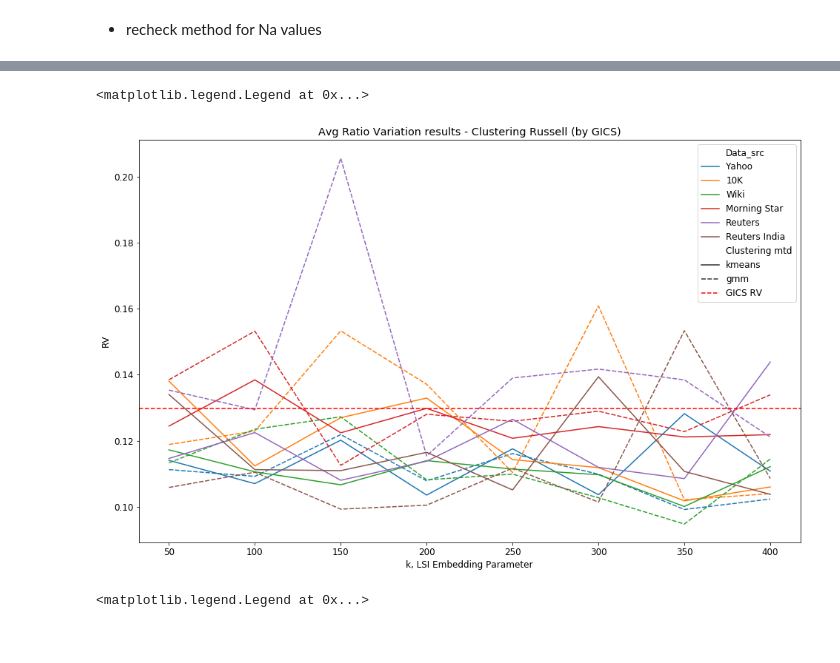
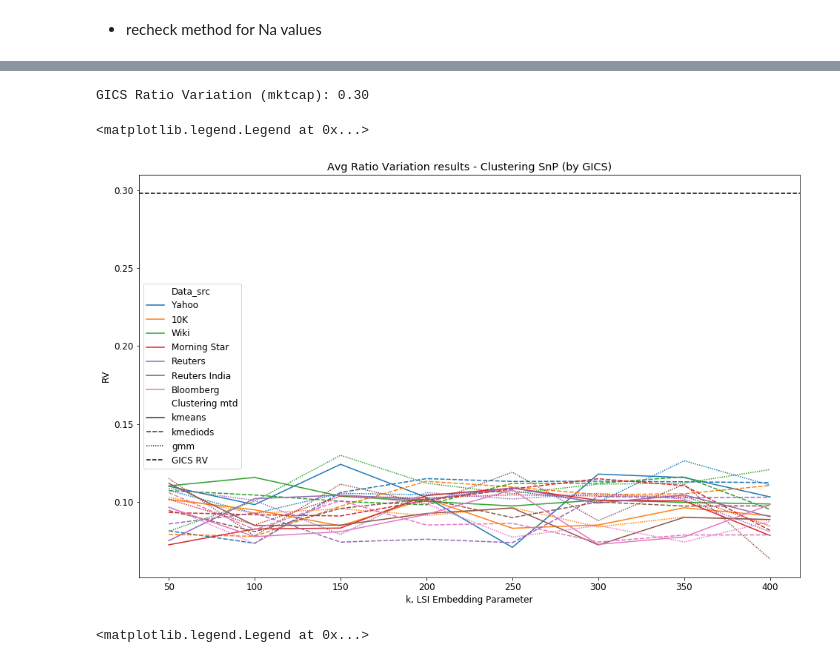
Before and after one commit to Sivalavida/Text-based-Industry-Classification, a Jupyter notebook: LSI Word Embedding.ipynb, the cells around one changed output, grey strips where cells are left out. Drawn from its saved outputs; the diff is of its cells as text; code cells hidden in the pictures.

```diff
--- a/LSI Word Embedding.ipynb
+++ b/LSI Word Embedding.ipynb
@@ -1188,20 +1271,26 @@ dtms[0].shape
 # %%
 std_class_df = pd.DataFrame(DESC_DFS[0][STANDARD_CLASSIFIER].cat.codes, columns=[STANDARD_CLASSIFIER])
 cluster_dfs_list = [DESC_DFS[0][['Ticker']], std_class_df]
-for i in range(len(DATA_SRCS)):
+for i in tnrange(len(DATA_SRCS)):
     data_src = DATA_SRCS[i]
     for k in tnrange(50, 401, 50):
         # LSI Embedding
-        lsa_k = TruncatedSVD(k, algorithm = 'arpack')
+        lsa_k = TruncatedSVD(k, algorithm = 'arpack', random_state=0)
         dtm_lsa_k = lsa_k.fit_transform(dtms[i])
         dtm_lsa_k = Normalizer(copy=False).fit_transform(dtm_lsa_k)
         # K-Means
         clusters_k = kmeans_cluster(dtm_lsa_k)
         cluster_dfs_list.append(pd.DataFrame(clusters_k, columns=['{}_lsi_{}_kmeans'.format(data_src, str(k))]))
+        # K-Medioids
+        clusters_k = kmedioids_cluster(dtm_lsa_k)
+        cluster_dfs_list.append(pd.DataFrame(clusters_k, columns=['{}_lsi_{}_kmediods'.format(data_src, str(k))]))
+        # K-Medians
+        pass
         # GMM
         clusters_k = gmm_cluster(dtm_lsa_k)
         cluster_dfs_list.append(pd.DataFrame(clusters_k, columns=['{}_lsi_{}_gmm'.format(data_src, str(k))]))
         # Cosine_similarity
+        pass
 
 all_cluster = pd.concat(cluster_dfs_list, axis=1)
 # %%
@@ -1289,7 +1391,7 @@ for cluster_mtd in tqdm(all_cluster_filtered.columns):
         STANDARD_CLASSIFIER_R2 = avg_R2
     else:
         data_src, _, k, clustering_mtd = cluster_mtd.split('_')
-        mtds_R2_list.append([data_src, k, clustering_mtd, avg_R2])
+        mtds_R2_list.append([data_src, int(k), clustering_mtd, avg_R2])
 
 avg_R2_df = pd.DataFrame(mtds_R2_list, columns=['Data_src', 'k', 'Clustering mtd', 'Average R2'])
 # %%
@@ -1406,3 +1517,3 @@ ticker_ratios_df
 # %%
-# ticker_ratios_df = pd.read_csv('data_out/snp_ratios_df.csv', index_col=0)
-# ticker_ratios_df
+ticker_ratios_df = pd.read_csv('data_out/russell_ratios_clean.csv') #'data_out/snp_ratios_df.csv'
+ticker_ratios_df.head()
@@ -1488,17 +1631,18 @@ for cluster_mtd in tqdm(all_cluster_filtered.columns):
     variation_df = filter_df.groupby(cluster_mtd).aggregate(cluster_variation)
     variation_series = variation_df.sum()
     N_ratios = ticker_ratios_normalised_df[RATIO_NAMES_LIST].count() # count non-NaN values
+    weighted_deviation_series = np.sqrt(variation_series/N_ratios)
 
     normaliser_series = ticker_ratios_normalised_df[RATIO_NAMES_LIST].std()
 
-    sigma_v = list(np.sqrt(variation_series/N_ratios) / normaliser_series)
+    sigma_v = list(weighted_deviation_series/normaliser_series)
     avg_sigma_v = sum(sigma_v)/len(sigma_v) # mean
     if cluster_mtd == STANDARD_CLASSIFIER:
         STANDARD_CLASSIFIER_RV = sigma_v
         STANDARD_CLASSIFIER_AVG_RV = avg_sigma_v
     else:
         data_src, _, k, clustering_mtd = cluster_mtd.split('_')
-        row = [data_src, k, clustering_mtd] + sigma_v + [avg_sigma_v]
+        row = [data_src, int(k), clustering_mtd] + sigma_v + [avg_sigma_v]
         ratio_variation_list.append(row)
 
 cols = ['Data_src', 'k', 'Clustering mtd'] + RATIO_NAMES_LIST + ['Average Ratio Variation']
@@ -1515,14 +1685,16 @@ ratio_variation_df.head()
 # %%
-TITLE = 'Avg Ratio Variation results - Clustering Russell (by GICS)'
+TITLE = 'Avg Ratio Variation results - Clustering SnP (by GICS)'
+print('GICS Ratio Variation (mktcap): %.2f'%STANDARD_CLASSIFIER_RV[1])
 plt.figure(figsize=(16,10))
-ax = sns.lineplot(data=ratio_variation_df, x='k', y='Average Ratio Variation', hue='Data_src', style='Clustering mtd', sort=False)
-ax.axhline(STANDARD_CLASSIFIER_AVG_RV, color="red", linestyle="--", label=STANDARD_CLASSIFIER+' RV')
+ax = sns.lineplot(data=ratio_variation_df, x='k', y='mkt_cap', hue='Data_src', style='Clustering mtd')
+ax.axhline(STANDARD_CLASSIFIER_RV[1], color="black", linestyle="--", label=STANDARD_CLASSIFIER+' RV')
 ax.set(xlabel='k, LSI Embedding Parameter', ylabel='RV', title=TITLE)
 plt.legend()
 # plt.savefig(TITLE)
 # %% [output]
-<matplotlib.legend.Legend at 0x...>
+GICS Ratio Variation (mktcap): 0.30
+<matplotlib.legend.Legend at 0x...>
-[figure, old version]
+[figure, new version]
 # %%
 TITLE = 'Avg Ratio Variation results - Clustering Russell (by Sector)'
 plt.figure(figsize=(16,10))
```
Also changed, not shown: parts of 115 cells of this notebook, 4 other files.
